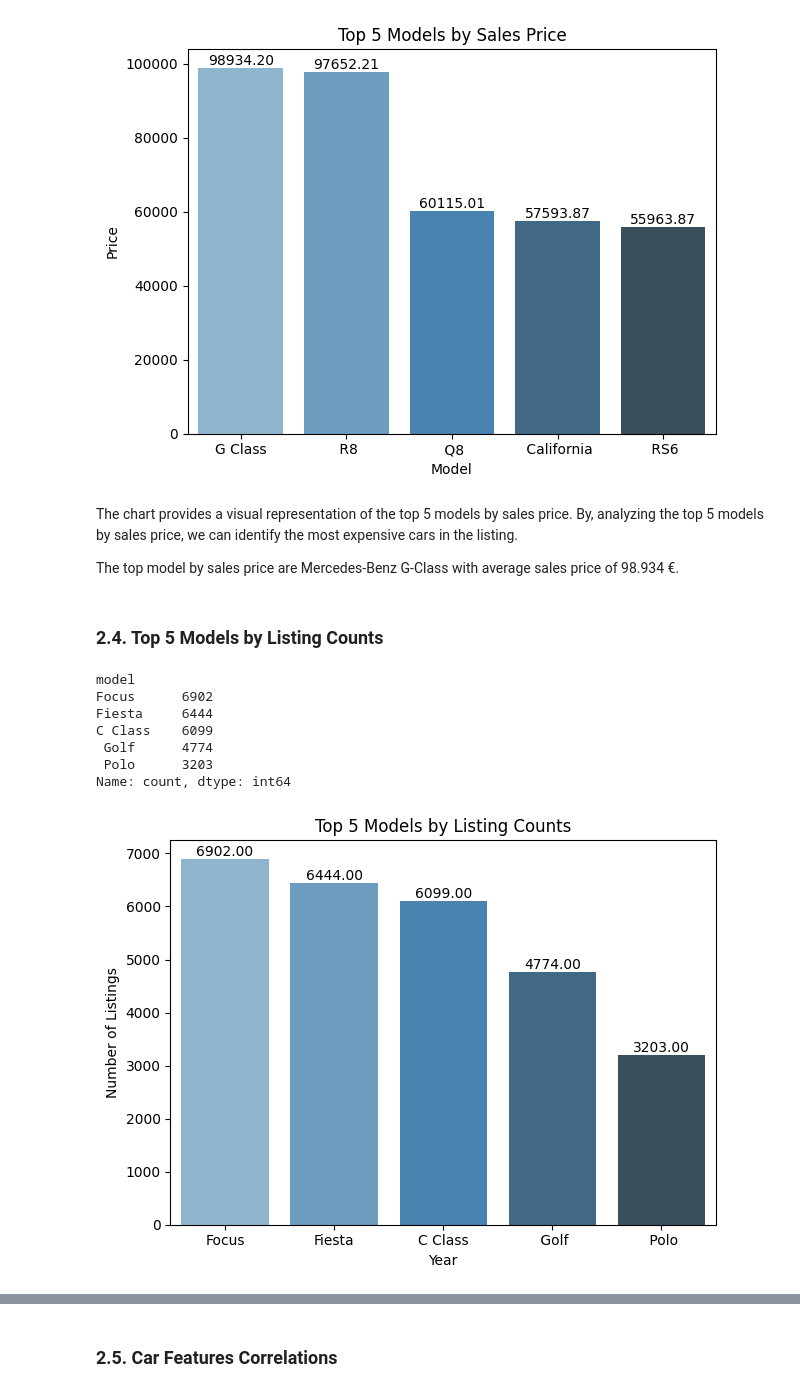
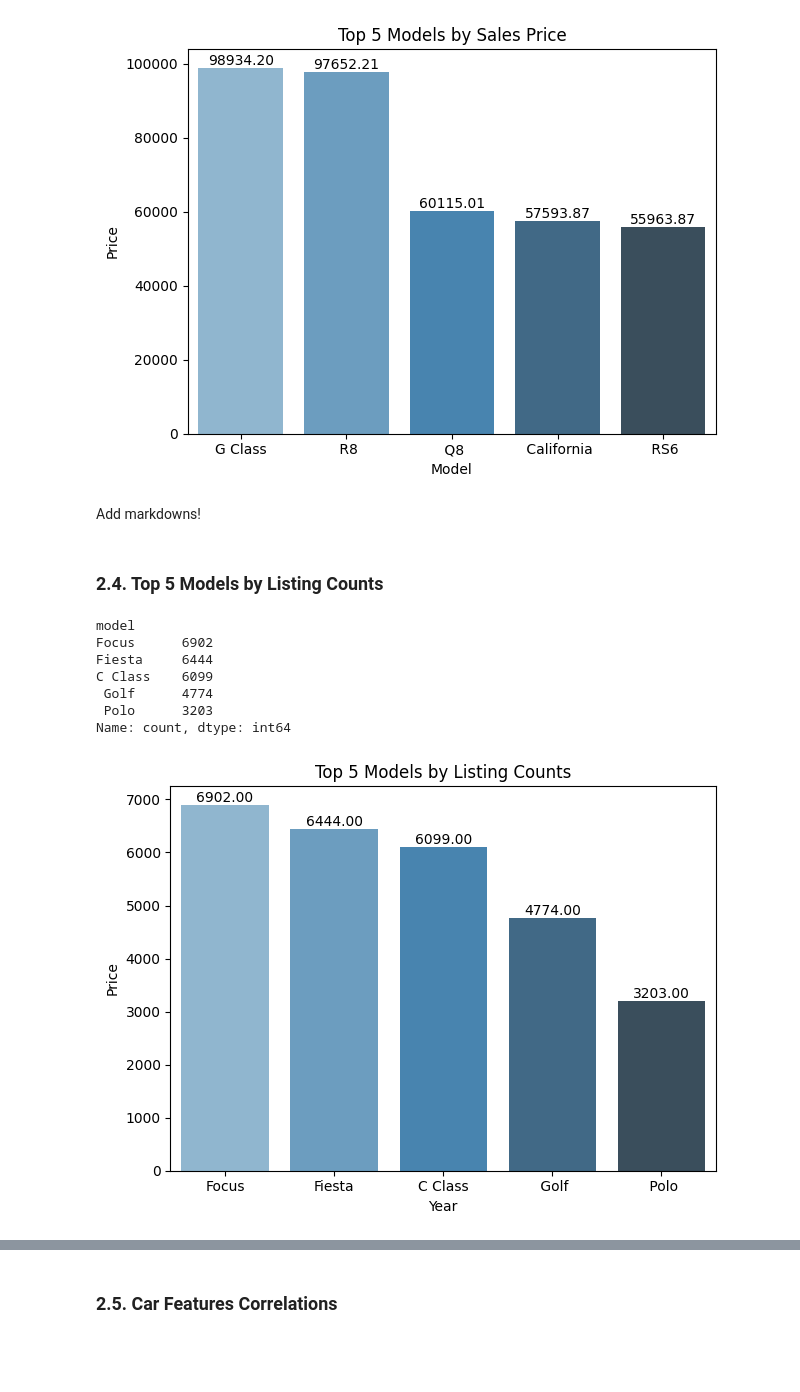
Before and after one commit to d-widyantama/ML-Regression-UsedCarsPrediction-finpro-alpha, a Jupyter notebook: 3-EDA.ipynb, the cells around one changed output, grey strips where cells are left out. Cells and saved outputs as stored; diff of their text form; code cells hidden in the pictures; blank space fills up the shorter version.

```diff
--- a/3-EDA.ipynb
+++ b/3-EDA.ipynb
@@ -141,37 +141,35 @@ G Class        98934.200000
  RS6           55963.871795
 Name: price, dtype: float64
 [figure]
-# %% [markdown]
-The chart provides a visual representation of the top 5 models by sales price. By, analyzing the top 5 models by sales price, we can identify the most expensive cars in the listing.
-
-The top model by sales price are Mercedes-Benz G-Class with average sales price of 98.934 €.
+# %% [markdown]
+Add markdowns!
 # %% [markdown]
 ### **2.4. Top 5 Models by Listing Counts**
 # %%
 #Count top 5 models count
 
 model_counts = combined_final['model'].value_counts().sort_values(ascending = False).head(5)
 display(model_counts)
 
 #Plot top 5 models with highest count
 bars = sns.barplot(x=model_counts.index, y=model_counts.values, data=combined_final, order=model_counts.index, errorbar=None, orient='v', palette='Blues_d')
 
 #Add bar label for each model
 for bar, label in zip(bars.patches, model_counts.values):
     height = bar.get_height()
     plt.text(bar.get_x() + bar.get_width() / 2, height + 0.1, f'{label:.2f}', ha='center', va='bottom')
 
 plt.title('Top 5 Models by Listing Counts')
 plt.xlabel('Year')
-plt.ylabel('Number of Listings')
+plt.ylabel('Price')
 plt.tight_layout()
 plt.show()
 # %% [output]
 model
 Focus      6902
 Fiesta     6444
 C Class    6099
  Golf      4774
  Polo      3203
 Name: count, dtype: int64
-[figure, old version]
+[figure, new version]
```
Also changed, not shown: parts of 18 cells of this notebook.
